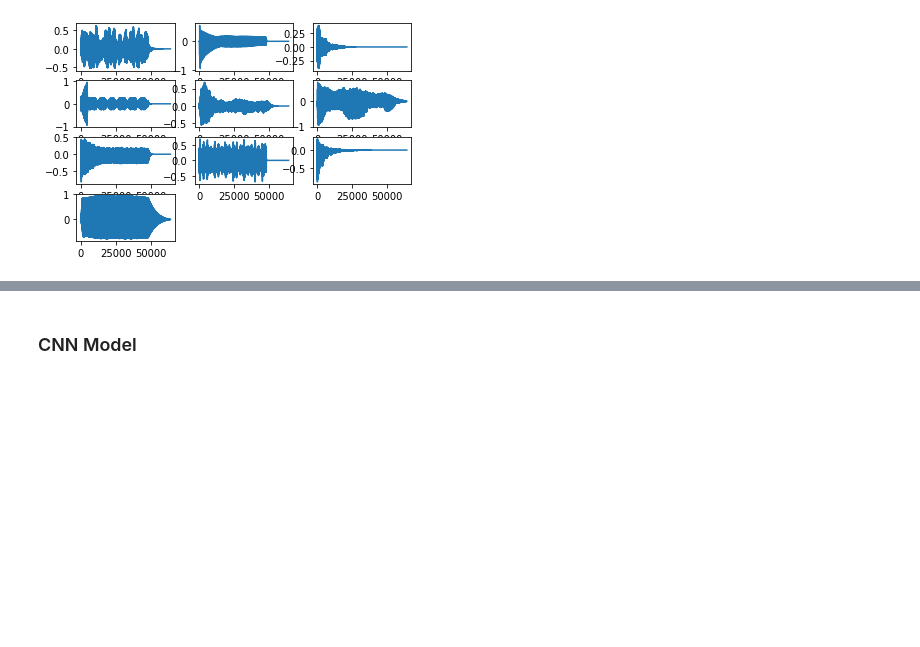
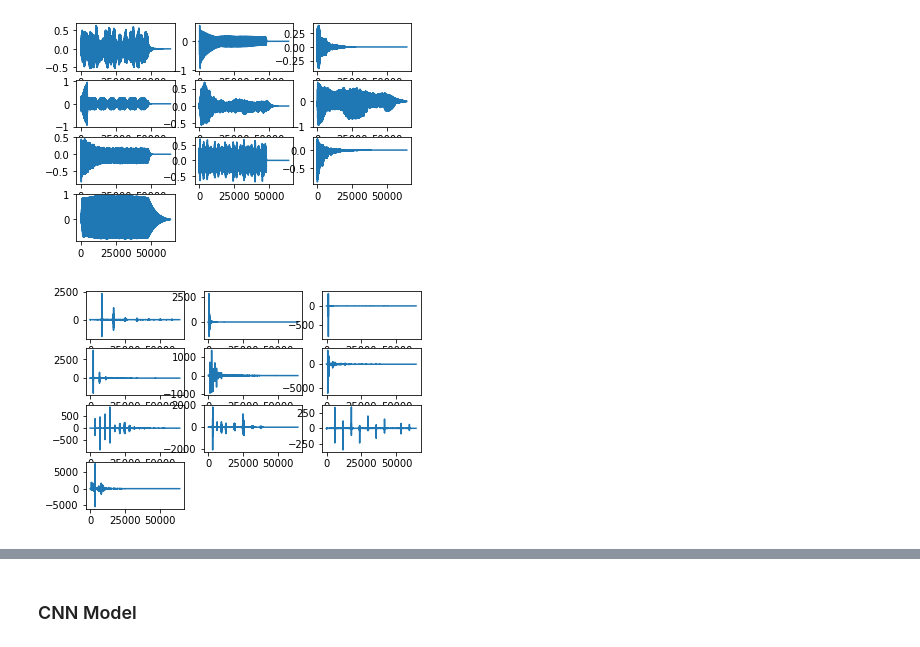
Before and after one commit to jandrejk/oeawai_challenge, a Jupyter notebook: OurSolution.ipynb, the cells around one changed output, grey strips where cells are left out. Saved outputs shown, nothing was run; the diff lists cells and outputs as text; code cells hidden in the pictures; blank space fills up the shorter version.

```diff
--- a/OurSolution.ipynb
+++ b/OurSolution.ipynb
@@ -185,3 +184,39 @@ plt.show()
+# %%
+# plot one of each in FFT
+
+plt.subplot(431)
+plt.plot(ffts(examples[0][0]))
+
+plt.subplot(432)
+plt.plot(ffts(examples[1][0]))
+
+plt.subplot(433)
+plt.plot(ffts(examples[2][0]))
+
+plt.subplot(434)
+plt.plot(ffts(examples[3][0]))
+
+plt.subplot(435)
+plt.plot(ffts(examples[4][0]))
+
+plt.subplot(436)
+plt.plot(ffts(examples[5][0]))
+
+plt.subplot(437)
+plt.plot(ffts(examples[6][0]))
+
+plt.subplot(438)
+plt.plot(ffts(examples[7][0]))
+
+plt.subplot(439)
+plt.plot(ffts(examples[8][0]))
+
+plt.subplot(4,3,10)
+plt.plot(ffts(examples[9][0]))
+
+plt.show()
+# %% [output]
+[figure, added]
 # %%
 for sample in examples:
     display(Audio(sample[0], rate=sample_rate))
```
Also changed, not shown: parts of 7 cells of this notebook, 1 other file.
